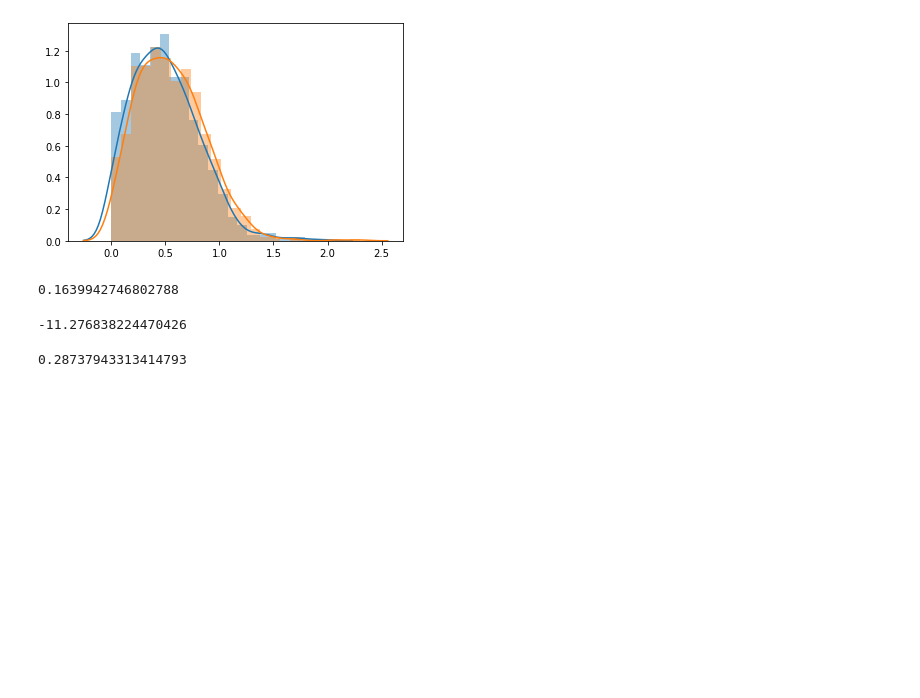
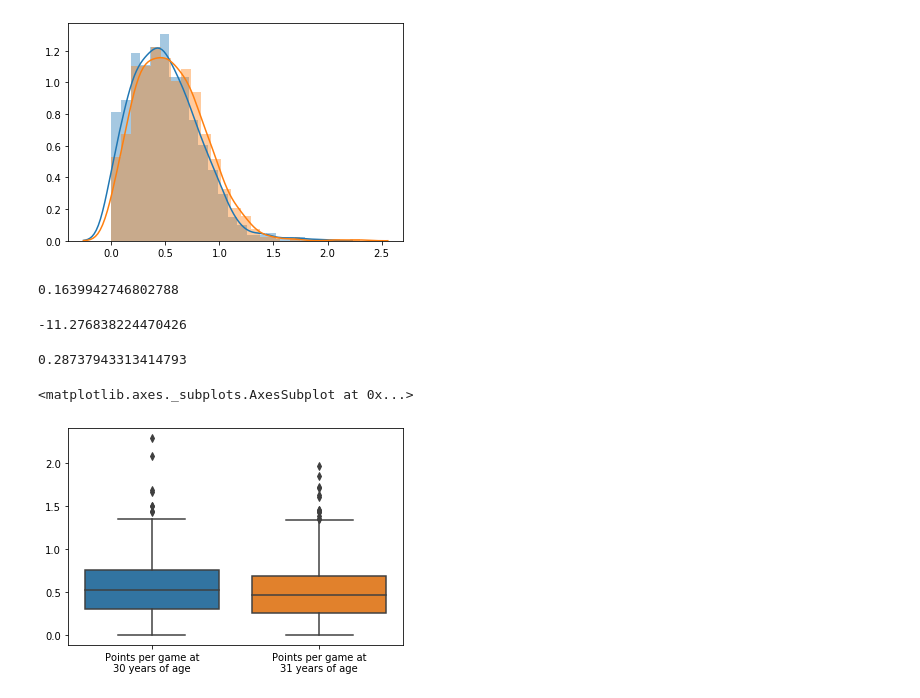
Before and after one commit to irvingcampbell/mod2project, a Jupyter notebook: NHL.ipynb, the cells around one changed output. Cells and saved outputs as stored; diff of their text form; code cells hidden in the pictures; blank space fills up the shorter version.

```diff
--- a/NHL.ipynb
+++ b/NHL.ipynb
@@ -291,3 +297,8 @@ cohen_d(bootstrap_means_after, bootstrap_means_before)
 cohen_d(listofgoalgpgBefore, listofgoalgpgAfter)
 # %% [output]
 0.28737943313414793
+# %%
+sns.boxplot( x=['Points per game at\n30 years of age', 'Points per game at\n31 years of age'], y=[dict_30_ppg, dict_31_ppg])
+# %% [output]
+<matplotlib.axes._subplots.AxesSubplot at 0x...>
+[figure, added]
```
Also changed, not shown: parts of 3 cells of this notebook.
